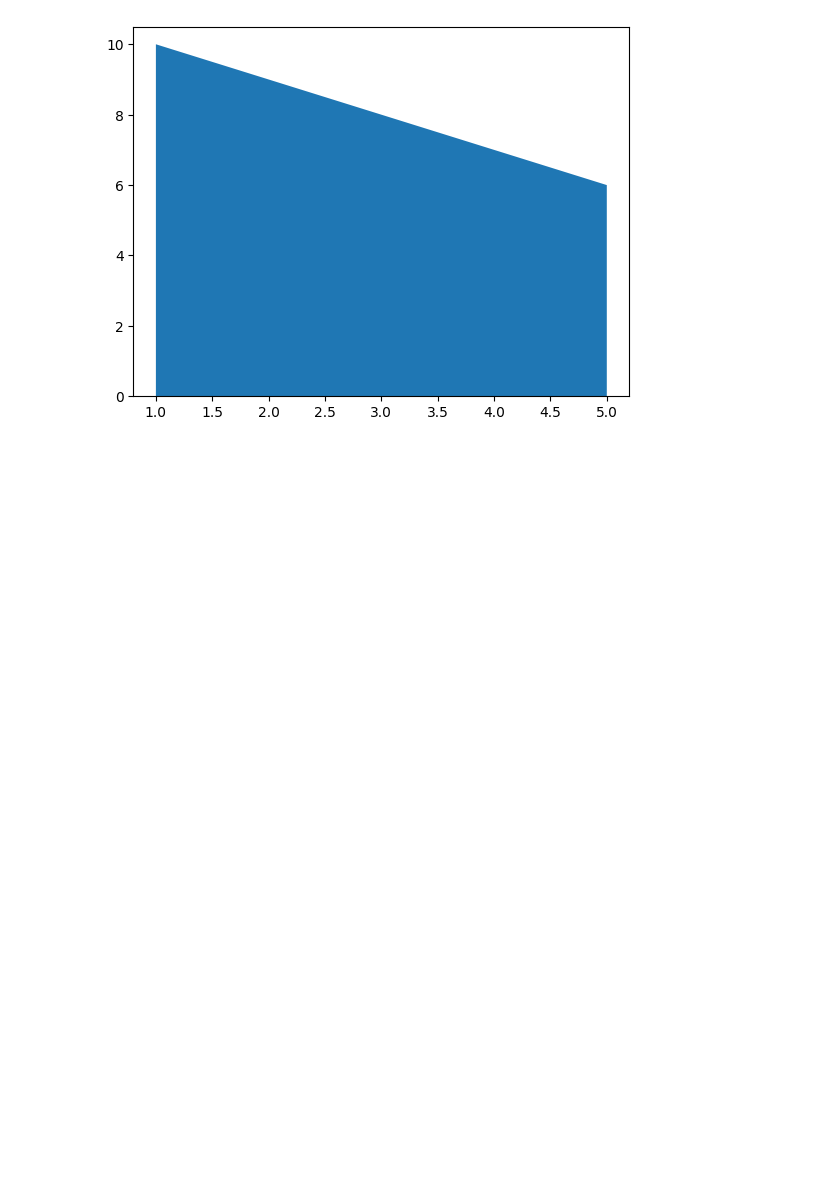
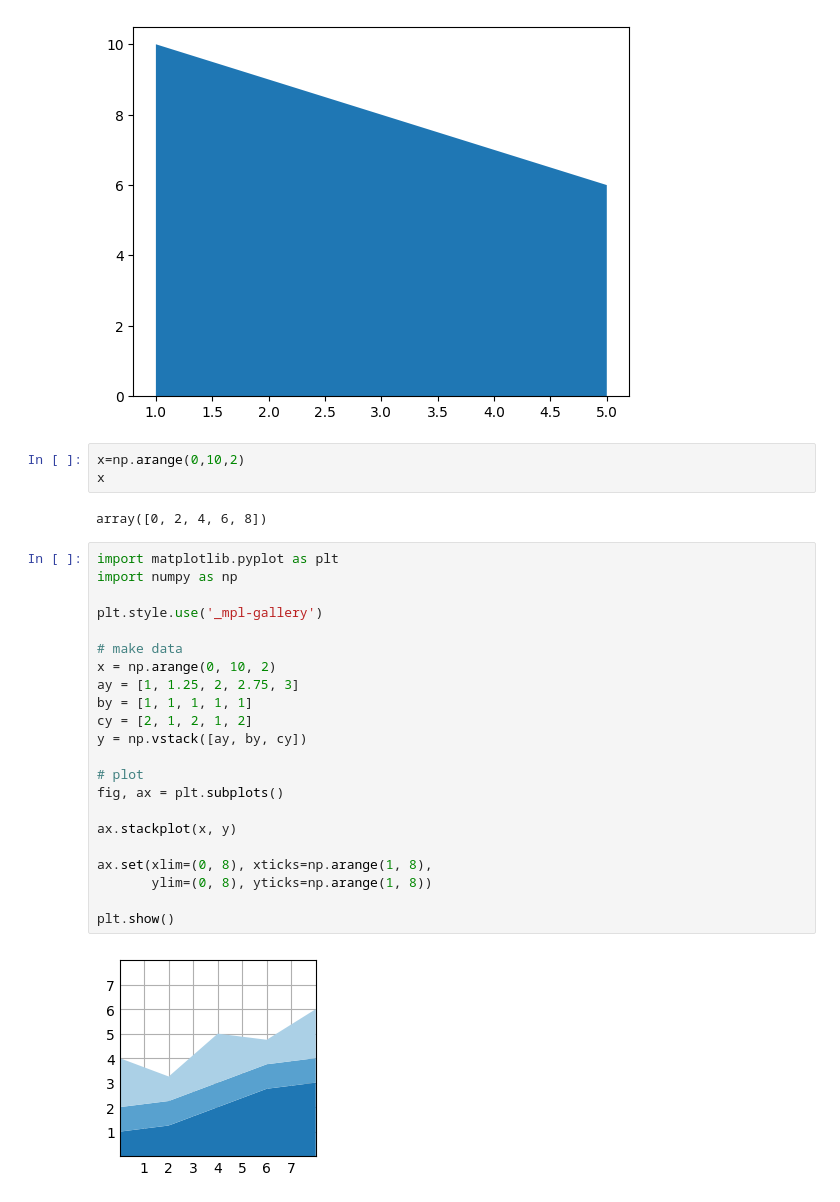
Before and after one commit to kibuba-njihia/mastering-matplotlib, a Jupyter notebook: matplotlib.ipynb, the cells around one changed output. Drawn from its saved outputs; the diff is of its cells as text; blank space fills up the shorter version.

```diff
--- a/matplotlib.ipynb
+++ b/matplotlib.ipynb
@@ -250,3 +250,32 @@ plt.stackplot(c,d)
 plt.show()
 # %% [output]
 [figure]
+# %%
+x=np.arange(0,10,2)
+x
+# %% [output]
+array([0, 2, 4, 6, 8])
+# %%
+import matplotlib.pyplot as plt
+import numpy as np
+
+plt.style.use('_mpl-gallery')
+
+# make data
+x = np.arange(0, 10, 2)
+ay = [1, 1.25, 2, 2.75, 3]
+by = [1, 1, 1, 1, 1]
+cy = [2, 1, 2, 1, 2]
+y = np.vstack([ay, by, cy])
+
+# plot
+fig, ax = plt.subplots()
+
+ax.stackplot(x, y)
+
+ax.set(xlim=(0, 8), xticks=np.arange(1, 8),
+       ylim=(0, 8), yticks=np.arange(1, 8))
+
+plt.show()
+# %% [output]
+[figure, added]
```
